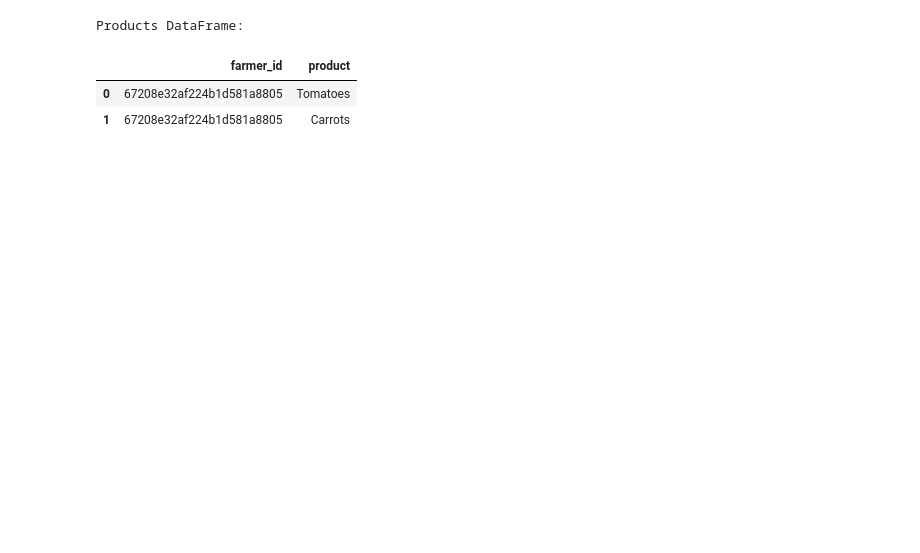
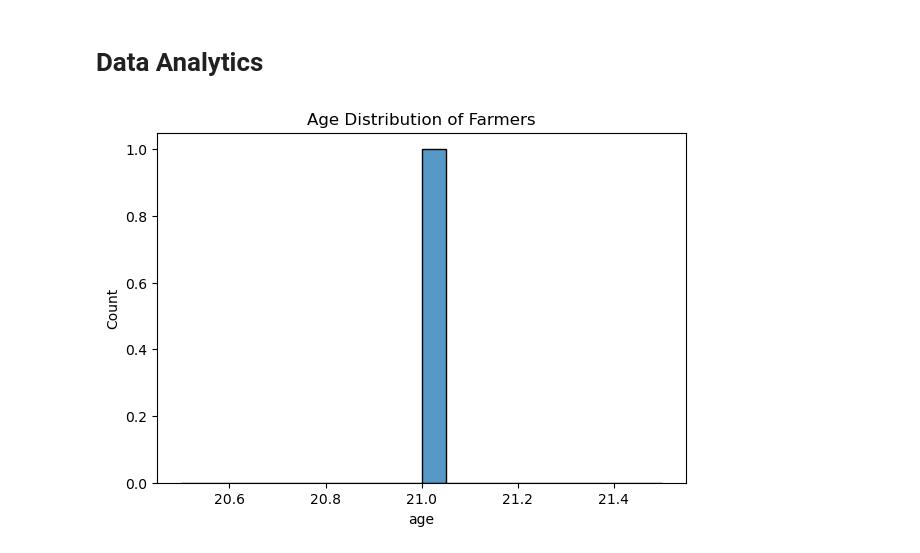
Before and after one commit to edilson-z/sms-chatbot, a Jupyter notebook: Analytics/collected_data_analytics.ipynb, the cells around one changed output. Saved outputs shown, nothing was run; the diff lists cells and outputs as text; code cells hidden in the pictures; blank space fills up the shorter version.

Commit message:
Basic Data Analytics added

```diff
--- a/Analytics/collected_data_analytics.ipynb
+++ b/Analytics/collected_data_analytics.ipynb
@@ -38,11 +13,0 @@ def extract_harvest_frequency(frequency_str):
-# %%
-def clean_product_name(product):
-    """Cleans and standardizes product names"""
-    product = product.strip().lower()
-    # Remove common joining words
-    product = product.replace(' and ', ',')
-    # Split if multiple products were combined
-    if ',' in product:
-        products = [p.strip() for p in product.split(',')]
-        return products[0]  # Return first product, others will be separate records
-    return product
@@ -145,8 +152,14 @@ Main DataFrame:
-# %%
-print("\nProducts DataFrame:")
-display(products_df)
-# %% [output]
-Products DataFrame:
-|  | farmer_id | product |
-| 0 | 67208e32af224b1d581a8805 | Tomatoes |
-| 1 | 67208e32af224b1d581a8805 | Carrots |
+# %% [markdown]
+# Data Analytics
+# %%
+# Create visualizations
+fig = (15, 10)
+# %%
+# 1. Age distribution
+plt.figure(figsize=fig)
+plt.subplot(2, 2, 1)
+sns.histplot(data=main_df, x='age', bins=20)
+plt.title('Age Distribution of Farmers')
+plt.show()
+# %% [output]
+[figure, added]
```
Also changed, not shown: parts of 16 cells of this notebook.
